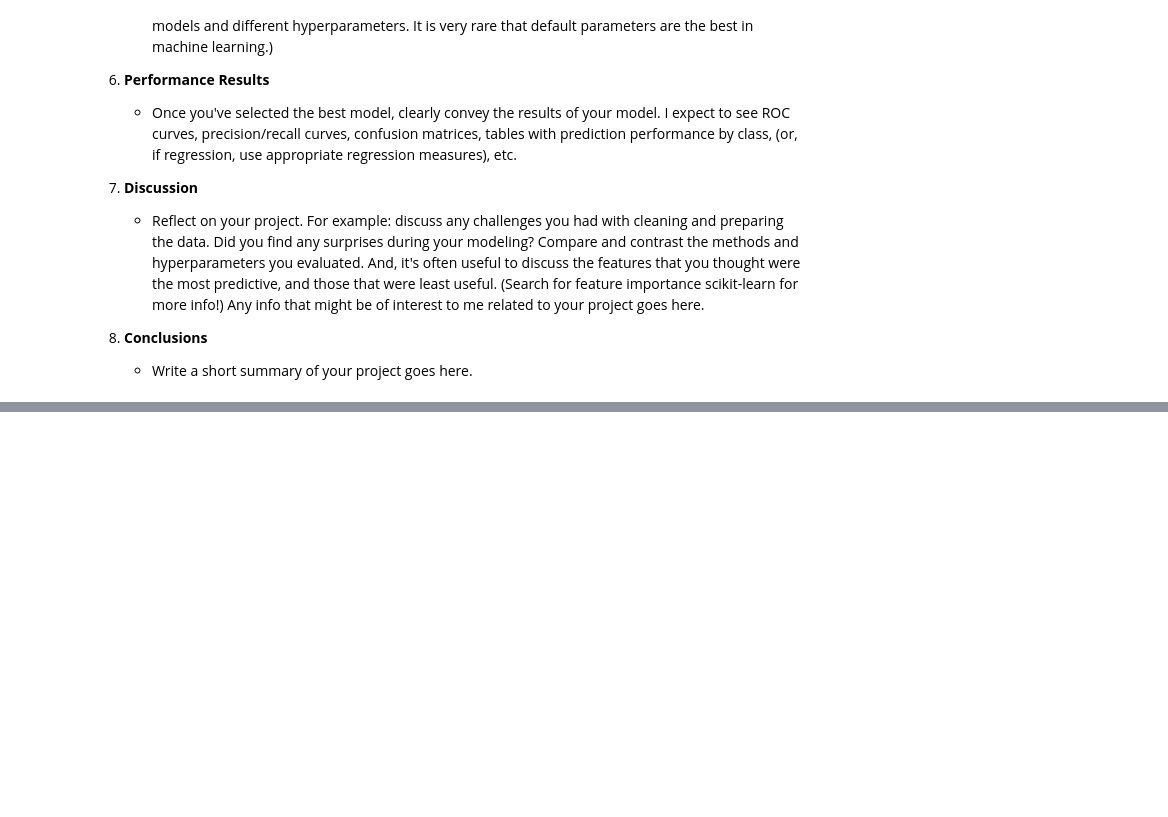
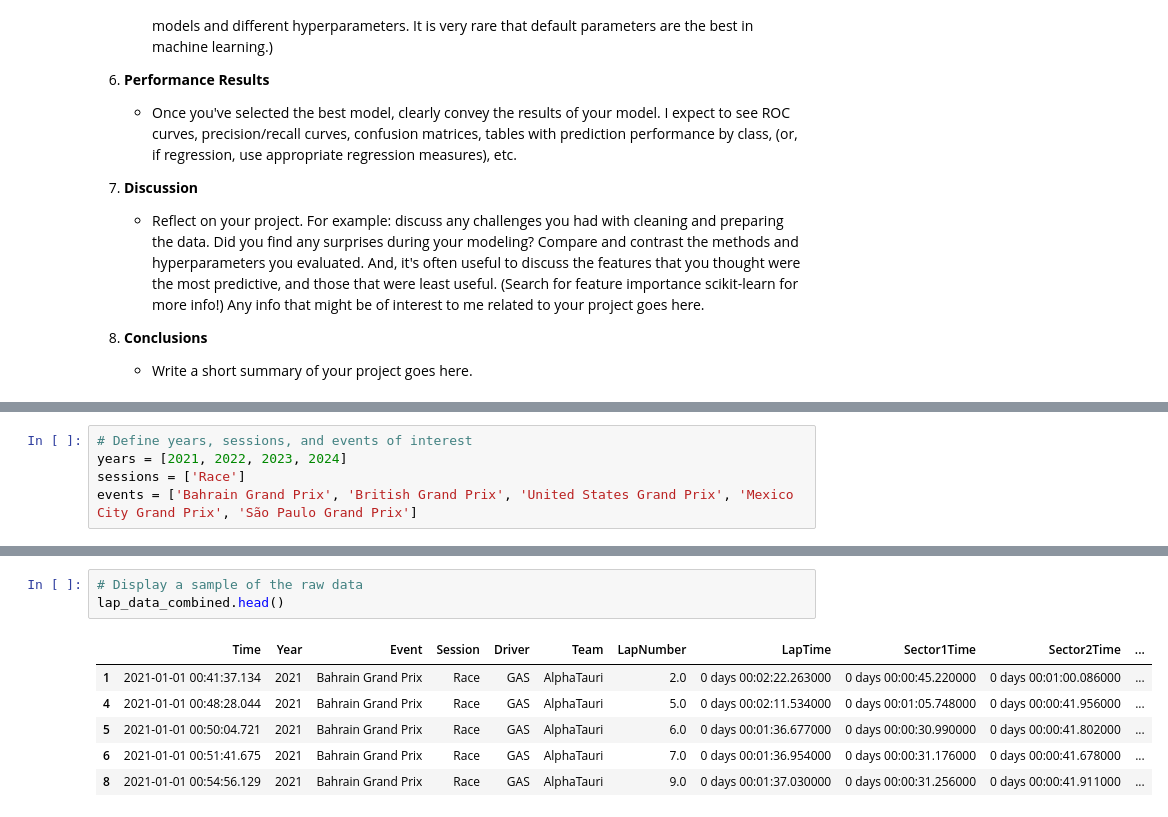
Before and after one commit to soconnor0919/f1-race-prediction, a Jupyter notebook: project/Final_Report.ipynb, the cells around one changed output, grey strips where cells are left out. Cells and saved outputs as stored; diff of their text form; blank space fills up the shorter version.

```diff
--- a/project/Final_Report.ipynb
+++ b/project/Final_Report.ipynb
@@ -39,0 +98,5 @@ Include the following sections:
+# %%
+# Define years, sessions, and events of interest
+years = [2021, 2022, 2023, 2024]
+sessions = ['Race']
+events = ['Bahrain Grand Prix', 'British Grand Prix', 'United States Grand Prix', 'Mexico City Grand Prix', 'São Paulo Grand Prix']
@@ -39,0 +257,10 @@ Include the following sections:
+# %%
+# Display a sample of the raw data
+lap_data_combined.head()
+# %% [output]
+|  | Time | Year | Event | Session | Driver | Team | LapNumber | LapTime | Sector1Time | Sector2Time | ... |
+| 1 | 2021-01-01 00:41:37.134 | 2021 | Bahrain Grand Prix | Race | GAS | AlphaTauri | 2.0 | 0 days 00:02:22.263000 | 0 days 00:00:45.220000 | 0 days 00:01:00.086000 | ... |
+| 4 | 2021-01-01 00:48:28.044 | 2021 | Bahrain Grand Prix | Race | GAS | AlphaTauri | 5.0 | 0 days 00:02:11.534000 | 0 days 00:01:05.748000 | 0 days 00:00:41.956000 | ... |
+| 5 | 2021-01-01 00:50:04.721 | 2021 | Bahrain Grand Prix | Race | GAS | AlphaTauri | 6.0 | 0 days 00:01:36.677000 | 0 days 00:00:30.990000 | 0 days 00:00:41.802000 | ... |
+| 6 | 2021-01-01 00:51:41.675 | 2021 | Bahrain Grand Prix | Race | GAS | AlphaTauri | 7.0 | 0 days 00:01:36.954000 | 0 days 00:00:31.176000 | 0 days 00:00:41.678000 | ... |
+| 8 | 2021-01-01 00:54:56.129 | 2021 | Bahrain Grand Prix | Race | GAS | AlphaTauri | 9.0 | 0 days 00:01:37.030000 | 0 days 00:00:31.256000 | 0 days 00:00:41.911000 | ... |
```
Also changed, not shown: parts of 12 cells of this notebook.
